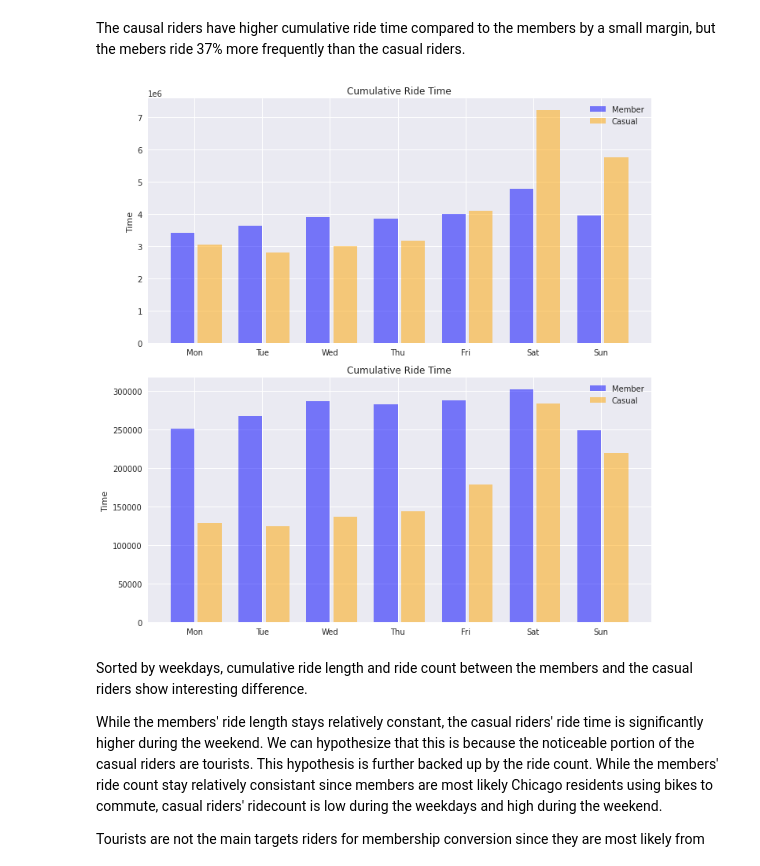
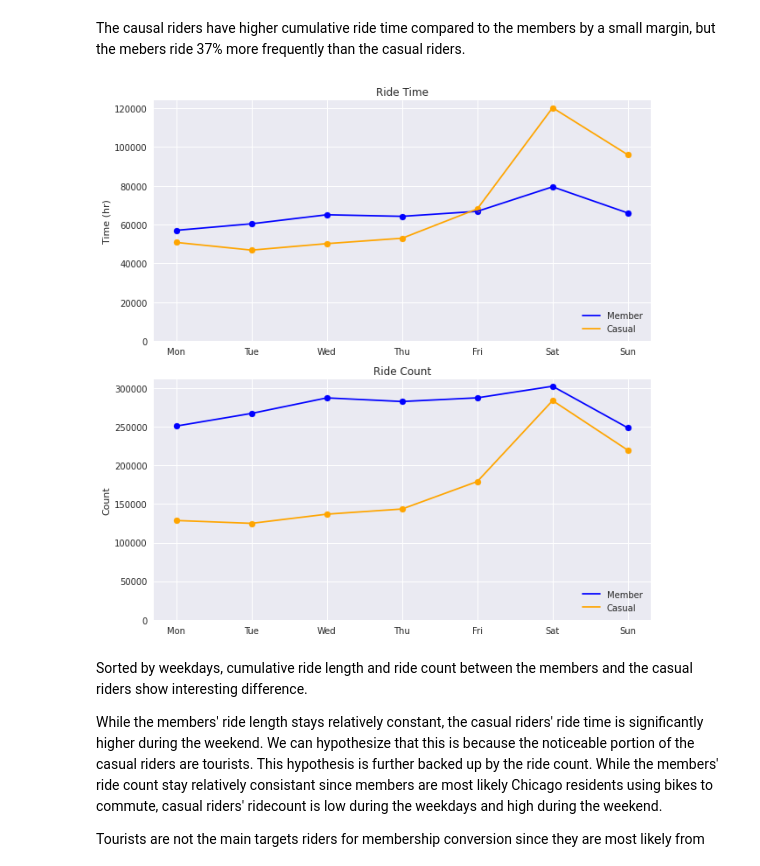
Before and after one commit to alpacapetter/divvy-bike-share-case-study, a Jupyter notebook: divvy-bike-share-case-study.ipynb, the cells around one changed output. Cells and saved outputs as stored; diff of their text form; code cells hidden in the pictures.

```diff
--- a/divvy-bike-share-case-study.ipynb
+++ b/divvy-bike-share-case-study.ipynb
@@ -208,48 +208,59 @@ The causal riders have higher cumulative ride time compared to the members by a
 
 member_ride_length_df = main_df.loc[main_df.member_casual == 'member']
 casual_ride_length_df = main_df.loc[main_df.member_casual == 'casual']
 
 member_ride_length_series = member_ride_length_df.groupby(['day_of_week']).sum().ride_length
 casual_ride_length_series = casual_ride_length_df.groupby(['day_of_week']).sum().ride_length
 df_rl_wk = pd.concat([member_ride_length_series, casual_ride_length_series], axis=1)
 df_rl_wk.columns = ['member', 'casual']
+# changing min to hr
+df_rl_wk['member'] = [x/60 for x in df_rl_wk['member']]
+df_rl_wk['casual'] = [x/60 for x in df_rl_wk['casual']]
 
 rl_wk = df_rl_wk.values
 mem_rl = rl_wk[:,0]
 cas_rl = rl_wk[:,1]
 
 member_ride_count_series = member_ride_length_df.groupby(['day_of_week']).count().ride_id
 casual_ride_count_series = casual_ride_length_df.groupby(['day_of_week']).count().ride_id
 df_ct_wk = pd.concat([member_ride_count_series, casual_ride_count_series], axis=1)
 df_ct_wk.columns = ['member', 'casual']
 
 ct_wk = df_ct_wk.values
 mem_ct = ct_wk[:,0]
 cas_ct = ct_wk[:,1]
 
 ind = np.arange(len(df_rl_wk))
 
-fig_wk, ax = plt.subplots(figsize=(10,10), nrows=2, ncols=1)
+fig_wk, ax = plt.subplots(figsize=(9,9), nrows=2, ncols=1)
 
-rects1 = ax[0].bar(ind, mem_rl, color=['blue'], alpha=.5, width = .35)
-rects2 = ax[0].bar(ind+.4, cas_rl, color=['orange'], alpha=.5, width = .35)
-ax[0].set_title('Cumulative Ride Time')
-ax[0].set_ylabel('Time')
-ax[0].set_xticks(ind + .35 / 2)
+rects1_1 = ax[0].scatter(ind, mem_rl, color='blue')
+rects1_2 = ax[0].plot(ind, mem_rl, color='blue')
+rects2_1 = ax[0].scatter(ind, cas_rl, color='orange')
+rects2_2 = ax[0].plot(ind, cas_rl, color ='orange')
+
+ax[0].set_title('Ride Time')
+ax[0].set_ylabel('Time (hr)')
+ax[0].set_xticks(ind)
 ax[0].set_xticklabels(('Mon', 'Tue', 'Wed', 'Thu', 'Fri', 'Sat', 'Sun'))
-ax[0].legend((rects1[0], rects2[0]), ('Member', 'Casual'))
+ax[0].legend((rects1_2[0], rects2_2[0]), ('Member', 'Casual'), loc=4)
+ax[0].set_ylim(bottom=0)
 
-rects3 = ax[1].bar(ind, mem_ct, color=['blue'], alpha=.5, width = .35)
-rects4 = ax[1].bar(ind+.4, cas_ct, color=['orange'], alpha=.5, width = .35)
-ax[1].set_title('Cumulative Ride Time')
-ax[1].set_ylabel('Time')
-ax[1].set_xticks(ind + .35 / 2)
-ax[1].set_xticklabels(('Mon', 'Tue', 'Wed', 'Thu', 'Fri', 'Sat', 'Sun'))
-ax[1].legend((rects3[0], rects4[0]), ('Member', 'Casual'))
+rects3_1 = ax[1].scatter(ind, mem_ct, color='blue')
+rects3_2 = ax[1].plot(ind ,mem_ct, color='blue')
+rects4_1 = ax[1].scatter(ind, cas_ct, color='orange')
+rects4_2 = ax[1].plot(ind, cas_ct, color ='orange')
+
+ax[1].set_title('Ride Count')
+ax[1].set_ylabel('Count')
+ax[1].set_xticks(ind)
+ax[1].set_xticklabels(['Mon', 'Tue', 'Wed', 'Thu', 'Fri', 'Sat', 'Sun'])
+ax[1].legend((rects3_2[0], rects4_2[0]), ('Member', 'Casual'), loc=4)
+ax[1].set_ylim(bottom=0)
 
 plt.tight_layout()
 # %% [output]
-[figure, old version]
+[figure, new version]
 # %% [markdown]
 Sorted by weekdays, cumulative ride length and ride count between the members and the casual riders show interesting difference.
 
```
Also changed, not shown: parts of 2 cells of this notebook.
